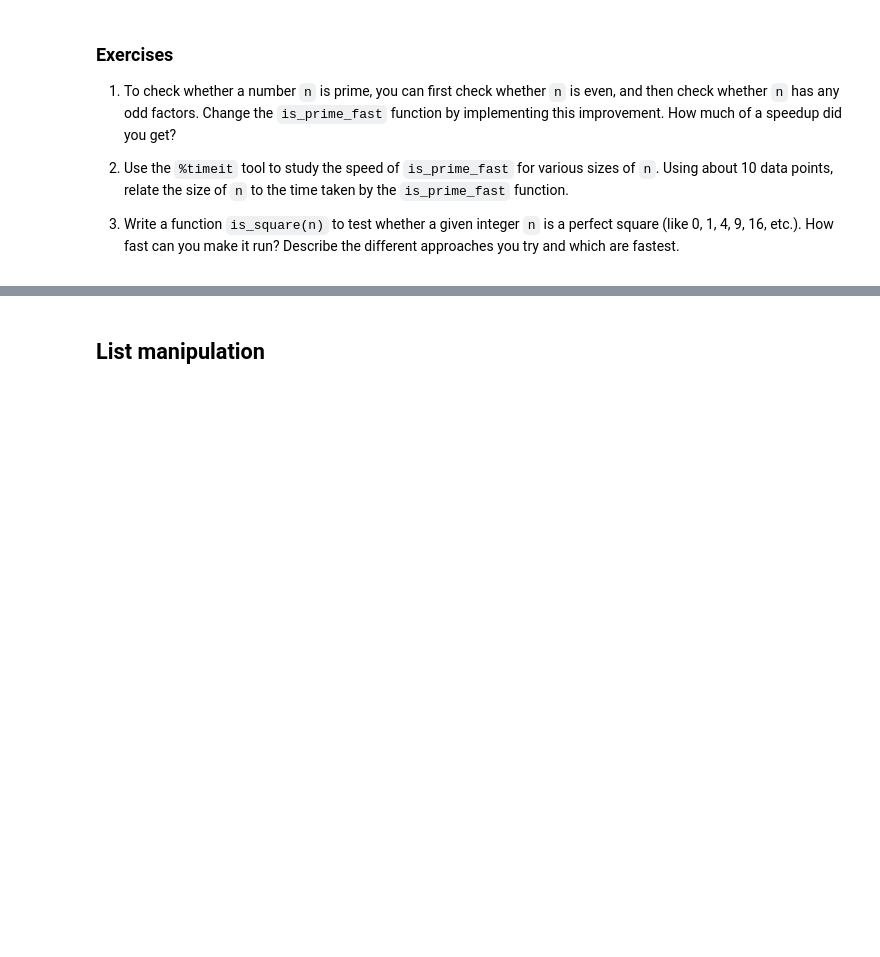
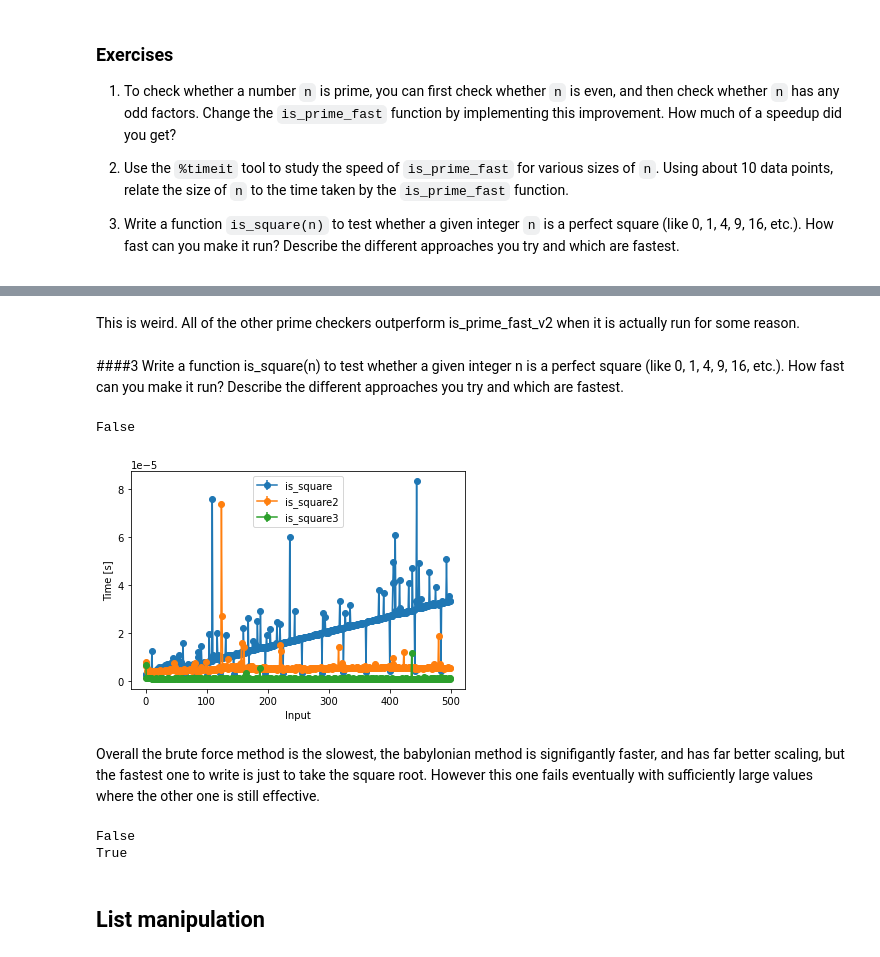
Before and after one commit to BurleighCharlton/Python-Mathematics, a Jupyter notebook: P4M_Notebook_3.ipynb, the cells around one changed output, grey strips where cells are left out. Saved outputs shown, nothing was run; the diff lists cells and outputs as text; code cells hidden in the pictures; blank space fills up the shorter version.

```diff
--- a/P4M_Notebook_3.ipynb
+++ b/P4M_Notebook_3.ipynb
@@ -153,3 +311,61 @@ Now we have a function `is_prime_fast(n)` that is speedy for numbers `n` in the
+# %% [markdown]
+This is weird. All of the other prime checkers outperform is_prime_fast_v2 when it is actually run for some reason.
+# %% [markdown]
+####3
+Write a function is_square(n) to test whether a given integer n is a perfect square (like 0, 1, 4, 9, 16, etc.). How fast can you make it run? Describe the different approaches you try and which are fastest.
+# %%
+
+
+def is_square(n):
+    '''
+    Checks whether the argument n is a perfect square.
+    Uses a brute force search for factors between 1 and n.
+    '''
+    j=0
+    while j <= n/2:  # j will proceed through the list of numbers 2,3,... up to sqrt(n).
+        if j*j == n:
+          return True
+        j = j + 1
+    return True
+
+
+def is_square2(n):
+    '''
+    Checks whether the argument n is a perfect square.
+    uses a babylonian algorithm to search for perf squares.
+    '''
+    j=n/2
+    dictionary = set([j])
+    while j*j != n:
+        j = (j + (n//j))//2
+        if j in dictionary:
+          return False
+        dictionary.add(j)
+    return False
+
+def is_square3(n):
+    '''
+    Checks whether the argument n is a perfect square.
+    takes the square root and checks if integer.
+    '''
+    return math.sqrt(n).is_integer()
+# %%
+%timeit is_square2(9375739)
+# %% [output]
+False
+# %%
+plot_times([is_square,is_square2, is_square3],
+            range(0,500), repeats=1)
+# %% [output]
+[figure, added]
+# %% [markdown]
+Overall the brute force method is the slowest, the babylonian method is signifigantly faster, and has far better scaling, but the fastest one to write is just to take the square root. However this one fails eventually with sufficiently large values where the other one is still effective.
+# %%
+print(is_square2(1e24+1))
+print(is_square3(1e24+1))
+# %% [output]
+False
+True
 # %% [markdown]
 ## List manipulation
 # %% [markdown]
```
Also changed, not shown: parts of 147 cells of this notebook.
